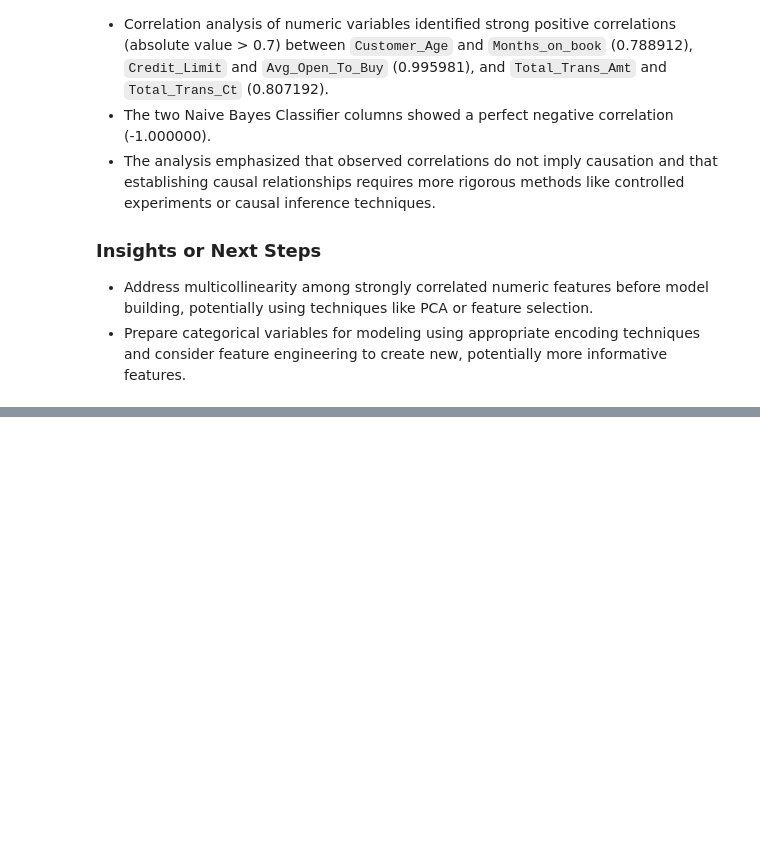
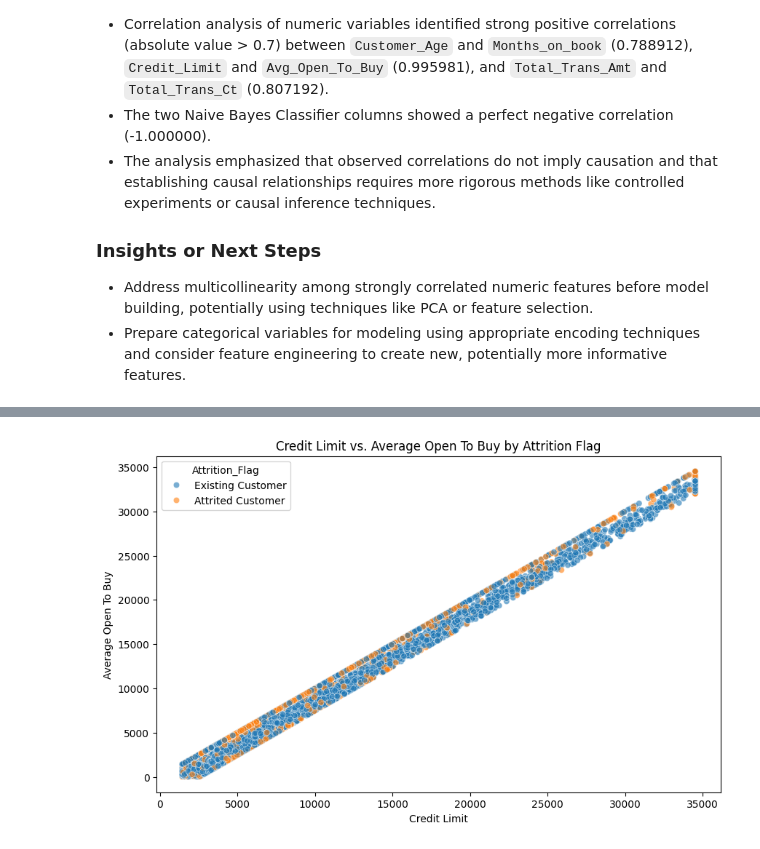
Before and after one commit to Grace-1420/BankChurners, a Jupyter notebook: BankChurners.ipynb, the cells around one changed output, grey strips where cells are left out. Saved outputs shown, nothing was run; the diff lists cells and outputs as text; code cells hidden in the pictures; blank space fills up the shorter version.

```diff
--- a/BankChurners.ipynb
+++ b/BankChurners.ipynb
@@ -414,0 +451,9 @@ Summary of Key Insights:
+# %%
+plt.figure(figsize=(10, 6))
+sns.scatterplot(data=df, x='Credit_Limit', y='Avg_Open_To_Buy', hue='Attrition_Flag', alpha=0.6)
+plt.title('Credit Limit vs. Average Open To Buy by Attrition Flag')
+plt.xlabel('Credit Limit')
+plt.ylabel('Average Open To Buy')
+plt.show()
+# %% [output]
+[figure, added]
```
Also changed, not shown: parts of 5 cells of this notebook.
